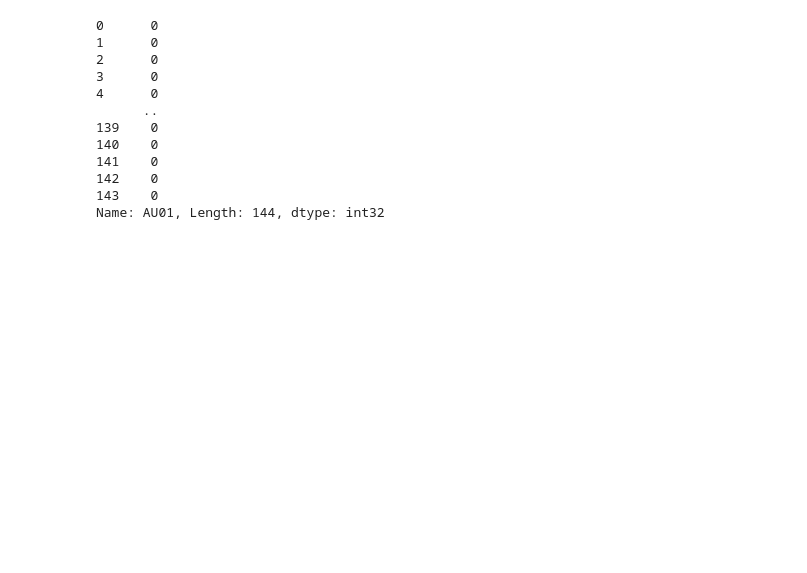
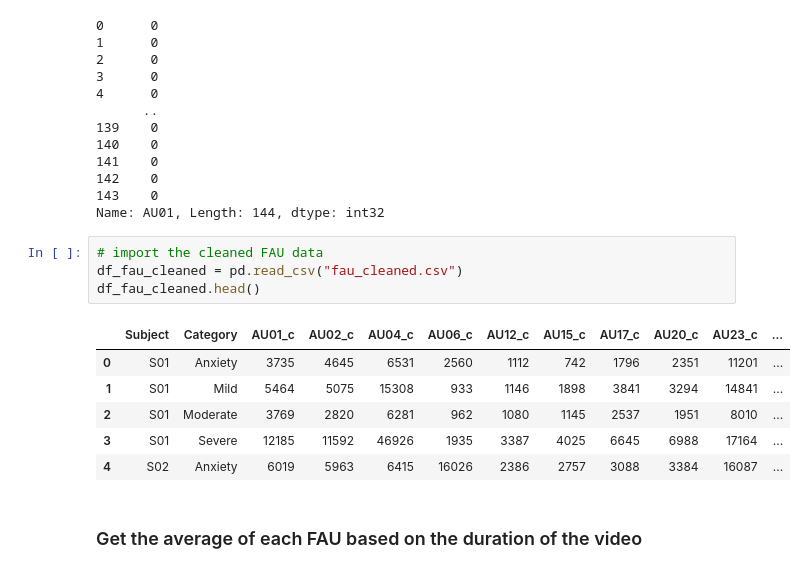
Before and after one commit to waijinchai/fit3162-mcs07, a Jupyter notebook: test.ipynb, the cells around one changed output. Saved outputs shown, nothing was run; the diff lists cells and outputs as text; blank space fills up the shorter version.

```diff
--- a/test.ipynb
+++ b/test.ipynb
@@ -50,3 +56,16 @@ df_fau["AU01"]
 142    0
 143    0
 Name: AU01, Length: 144, dtype: int32
+# %%
+# import the cleaned FAU data
+df_fau_cleaned = pd.read_csv("fau_cleaned.csv")
+df_fau_cleaned.head()
+# %% [output]
+|  | Subject | Category | AU01_c | AU02_c | AU04_c | AU06_c | AU12_c | AU15_c | AU17_c | AU20_c | AU23_c | ... |
+| 0 | S01 | Anxiety | 3735 | 4645 | 6531 | 2560 | 1112 | 742 | 1796 | 2351 | 11201 | ... |
+| 1 | S01 | Mild | 5464 | 5075 | 15308 | 933 | 1146 | 1898 | 3841 | 3294 | 14841 | ... |
+| 2 | S01 | Moderate | 3769 | 2820 | 6281 | 962 | 1080 | 1145 | 2537 | 1951 | 8010 | ... |
+| 3 | S01 | Severe | 12185 | 11592 | 46926 | 1935 | 3387 | 4025 | 6645 | 6988 | 17164 | ... |
+| 4 | S02 | Anxiety | 6019 | 5963 | 6415 | 16026 | 2386 | 2757 | 3088 | 3384 | 16087 | ... |
+# %% [markdown]
+### Get the average of each FAU based on the duration of the video
```
Also changed, not shown: parts of 20 cells of this notebook, 10 other files.
